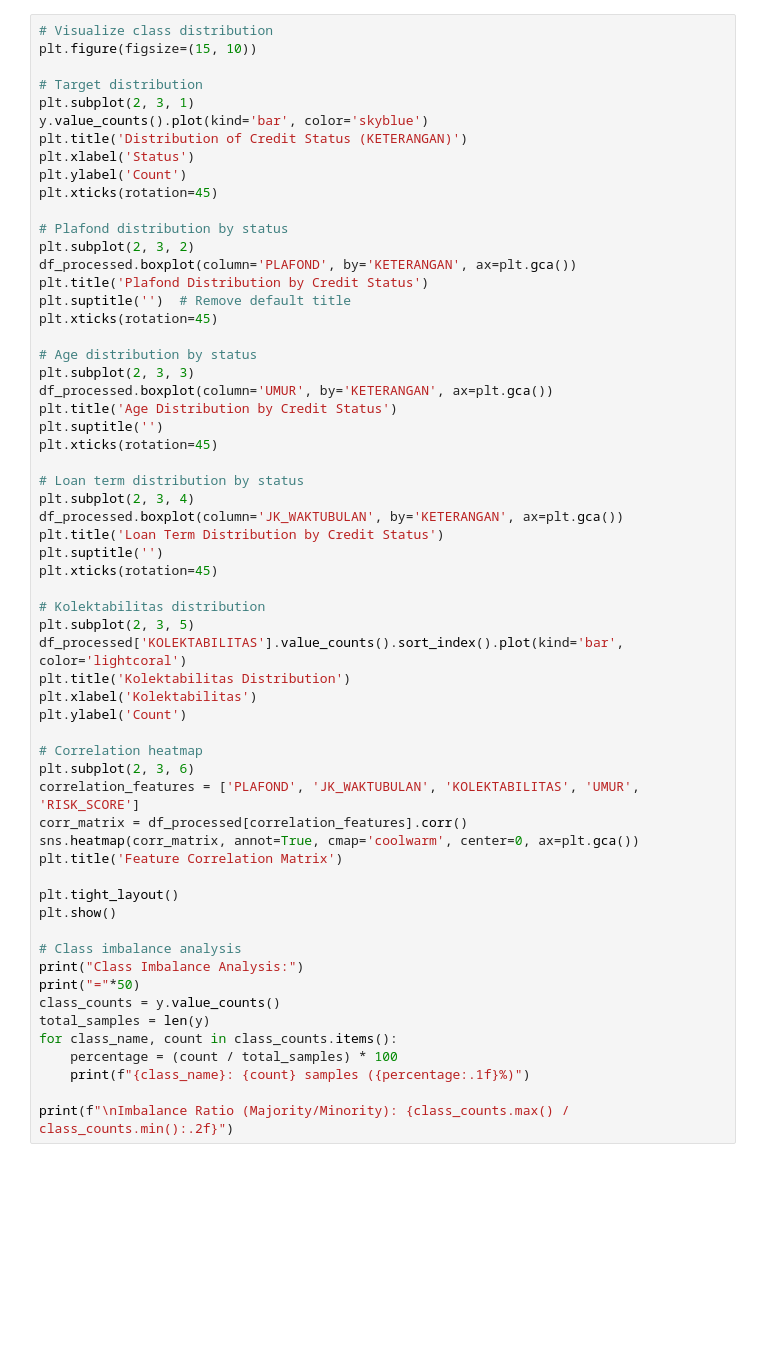
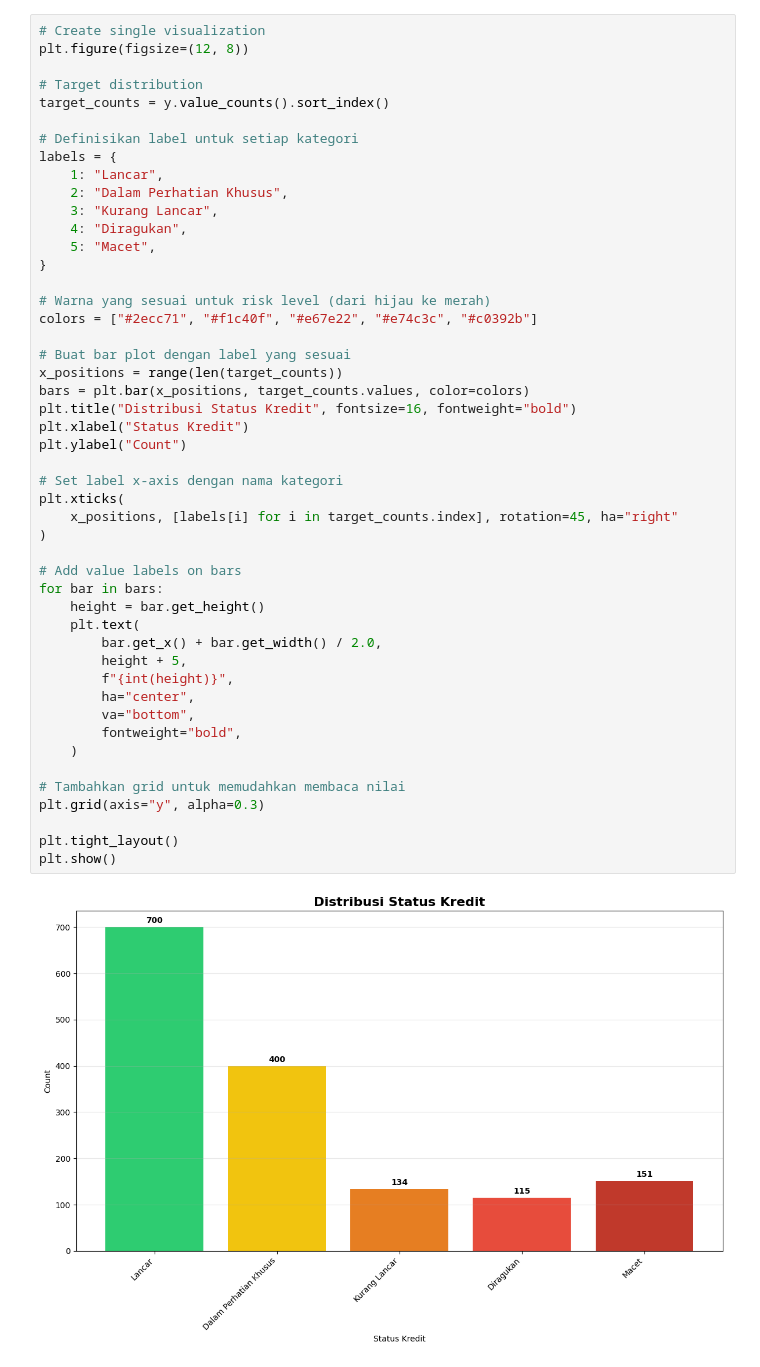
Before and after one commit to ArtEnginer/ENSAMBLE-LEARNING-KREDIT, a Jupyter notebook: KREDITMACET.ipynb, the cells around one changed output. Drawn from its saved outputs; the diff is of its cells as text; blank space fills up the shorter version.

```diff
--- a/KREDITMACET.ipynb
+++ b/KREDITMACET.ipynb
@@ -213,61 +386,51 @@ print(X.head())
 # %%
-# Visualize class distribution
-plt.figure(figsize=(15, 10))
+# Create single visualization
+plt.figure(figsize=(12, 8))
 
 # Target distribution
-plt.subplot(2, 3, 1)
-y.value_counts().plot(kind='bar', color='skyblue')
-plt.title('Distribution of Credit Status (KETERANGAN)')
-plt.xlabel('Status')
-plt.ylabel('Count')
-plt.xticks(rotation=45)
+target_counts = y.value_counts().sort_index()
 
-# Plafond distribution by status
-plt.subplot(2, 3, 2)
-df_processed.boxplot(column='PLAFOND', by='KETERANGAN', ax=plt.gca())
-plt.title('Plafond Distribution by Credit Status')
-plt.suptitle('')  # Remove default title
-plt.xticks(rotation=45)
+# Definisikan label untuk setiap kategori
+labels = {
+    1: "Lancar",
+    2: "Dalam Perhatian Khusus",
+    3: "Kurang Lancar",
+    4: "Diragukan",
+    5: "Macet",
+}
 
-# Age distribution by status
-plt.subplot(2, 3, 3)
-df_processed.boxplot(column='UMUR', by='KETERANGAN', ax=plt.gca())
-plt.title('Age Distribution by Credit Status')
-plt.suptitle('')
-plt.xticks(rotation=45)
+# Warna yang sesuai untuk risk level (dari hijau ke merah)
+colors = ["#2ecc71", "#f1c40f", "#e67e22", "#e74c3c", "#c0392b"]
 
-# Loan term distribution by status
-plt.subplot(2, 3, 4)
-df_processed.boxplot(column='JK_WAKTUBULAN', by='KETERANGAN', ax=plt.gca())
-plt.title('Loan Term Distribution by Credit Status')
-plt.suptitle('')
-plt.xticks(rotation=45)
+# Buat bar plot dengan label yang sesuai
+x_positions = range(len(target_counts))
+bars = plt.bar(x_positions, target_counts.values, color=colors)
+plt.title("Distribusi Status Kredit", fontsize=16, fontweight="bold")
+plt.xlabel("Status Kredit")
+plt.ylabel("Count")
 
-# Kolektabilitas distribution
-plt.subplot(2, 3, 5)
-df_processed['KOLEKTABILITAS'].value_counts().sort_index().plot(kind='bar', color='lightcoral')
-plt.title('Kolektabilitas Distribution')
-plt.xlabel('Kolektabilitas')
-plt.ylabel('Count')
+# Set label x-axis dengan nama kategori
+plt.xticks(
+    x_positions, [labels[i] for i in target_counts.index], rotation=45, ha="right"
+)
 
-# Correlation heatmap
-plt.subplot(2, 3, 6)
-correlation_features = ['PLAFOND', 'JK_WAKTUBULAN', 'KOLEKTABILITAS', 'UMUR', 'RISK_SCORE']
-corr_matrix = df_processed[correlation_features].corr()
-sns.heatmap(corr_matrix, annot=True, cmap='coolwarm', center=0, ax=plt.gca())
-plt.title('Feature Correlation Matrix')
+# Add value labels on bars
+for bar in bars:
+    height = bar.get_height()
+    plt.text(
+        bar.get_x() + bar.get_width() / 2.0,
+        height + 5,
+        f"{int(height)}",
+        ha="center",
+        va="bottom",
+        fontweight="bold",
+    )
+
+# Tambahkan grid untuk memudahkan membaca nilai
+plt.grid(axis="y", alpha=0.3)
 
 plt.tight_layout()
 plt.show()
-
-# Class imbalance analysis
-print("Class Imbalance Analysis:")
-print("="*50)
-class_counts = y.value_counts()
-total_samples = len(y)
-for class_name, count in class_counts.items():
-    percentage = (count / total_samples) * 100
-    print(f"{class_name}: {count} samples ({percentage:.1f}%)")
-
-print(f"\nImbalance Ratio (Majority/Minority): {class_counts.max() / class_counts.min():.2f}")
+# %% [output]
+[figure, added]
 # %% [markdown]
```
Also changed, not shown: parts of 34 cells of this notebook, 14 other files.
